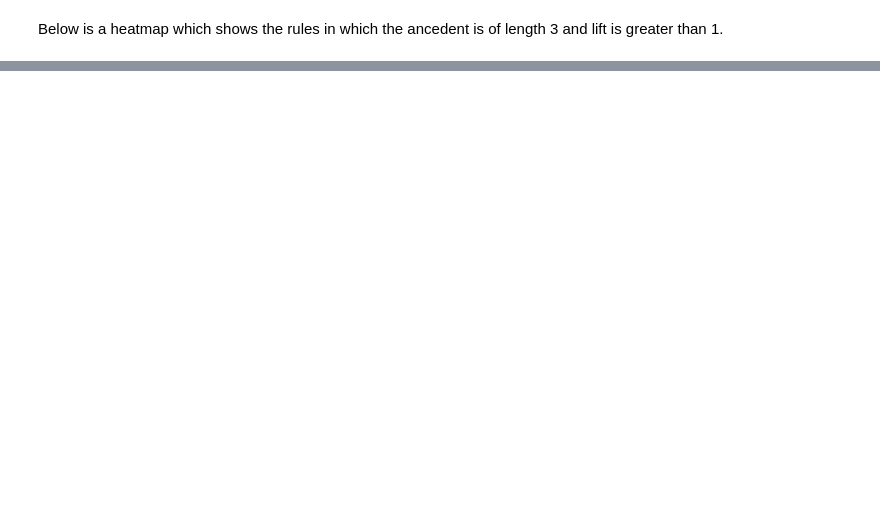
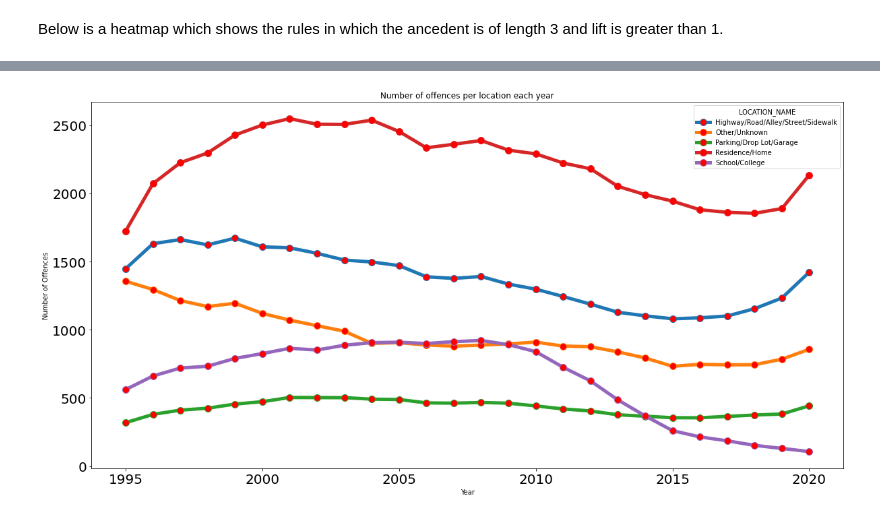
Before and after one commit to alphonso-a/big-data-project, a Jupyter notebook: Mita.ipynb, the cells around one changed output, grey strips where cells are left out. Drawn from its saved outputs; the diff is of its cells as text; code cells hidden in the pictures; blank space fills up the shorter version.

```diff
--- a/Mita.ipynb
+++ b/Mita.ipynb
@@ -569,0 +695,4 @@ plt.show()
+# %%
+plot(LCdataLARGE, 'Number of offences per location each year')
+# %% [output]
+[figure, added]
```
Also changed, not shown: parts of 23 cells of this notebook.
